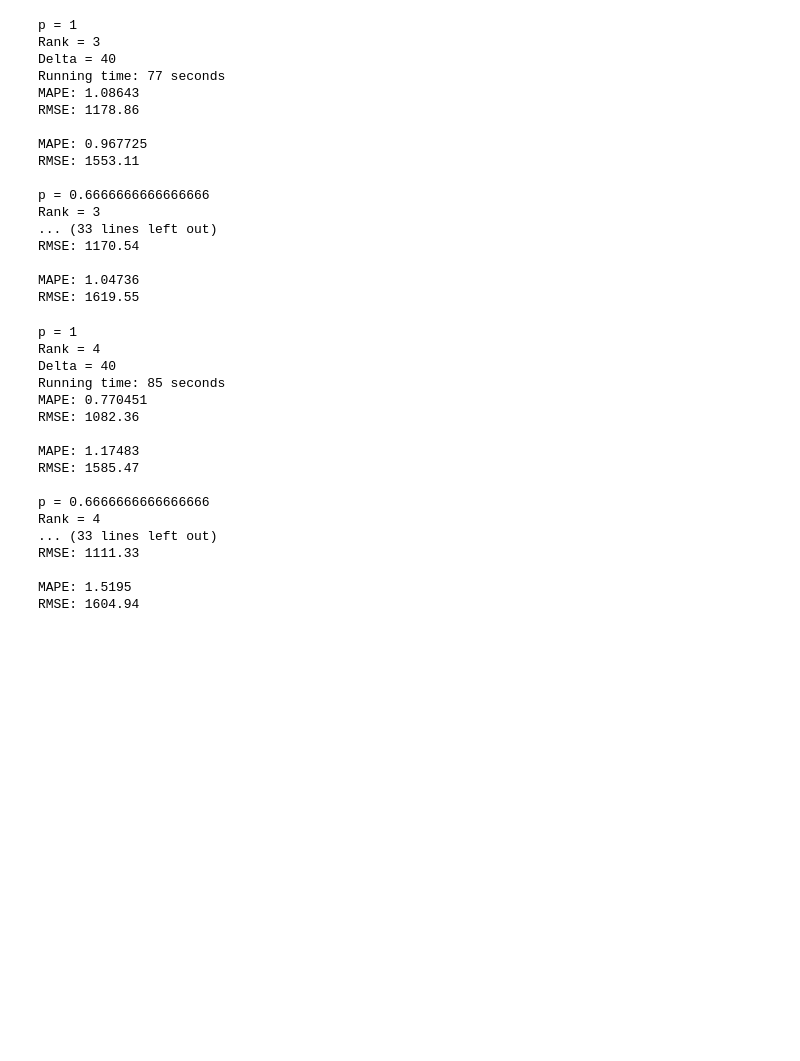
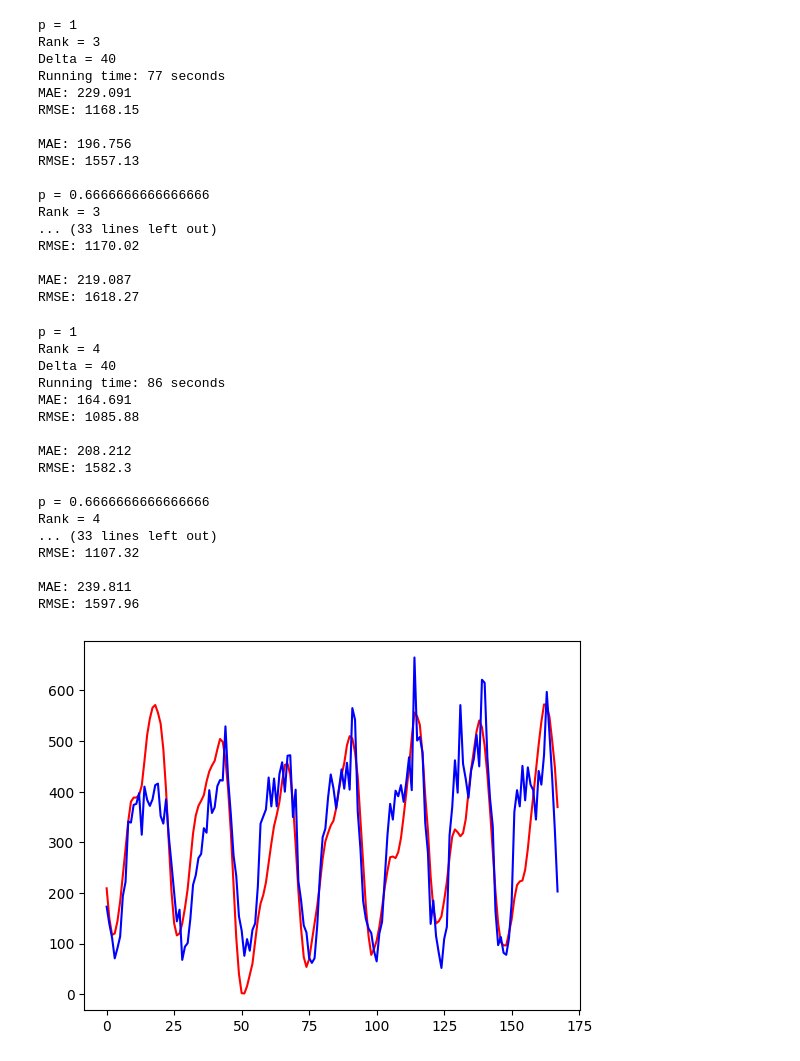
Before and after one commit to xinychen/robust-tensor, a Jupyter notebook: model/TAR.ipynb, the cells around one changed output. Cells and saved outputs as stored; diff of their text form; code cells hidden in the pictures; blank space fills up the shorter version.

```diff
--- a/model/TAR.ipynb
+++ b/model/TAR.ipynb
@@ -263,6 +285,7 @@ import cupy as np
 
 data = pd.read_csv('top_pages.csv.gz', compression='gzip').iloc[:, 2 :].values
 
+step = 12
 for p in [1, 2/3, 1/2, 1/3, 0]:
     print('p = {}'.format(p))
     horizon = 168
@@ -278,36 +301,34 @@ for p in [1, 2/3, 1/2, 1/3, 0]:
             print('Running time: %d seconds'%(end - start))
 
             ground = np.array(data[:, 24 * 17 : 24 * 24])
-            est = forecast(np.array(data[:, : 24 * 24]), mu, W, G, U, V, horizon)
-            pos = np.where(ground > 0)
-            print('MAPE: {:.6}'.format(compute_mape(ground[pos], est[pos])))
-            print('RMSE: {:.6}'.format(compute_rmse(ground[pos], est[pos])))
+            est = forecast(np.array(data[:, : 24 * 24]), mu, W, G, U, V, horizon, step)
+            print('MAE: {:.6}'.format(compute_mae(ground.reshape(-1), est.reshape(-1))))
+            print('RMSE: {:.6}'.format(compute_rmse(ground.reshape(-1), est.reshape(-1))))
             print()
 
     ground = np.array(data[:, - horizon :])
-    est = forecast(np.array(data), mu, W, G, U, V, horizon)
-    pos = np.where(ground > 0)
-    print('MAPE: {:.6}'.format(compute_mape(ground[pos], est[pos])))
-    print('RMSE: {:.6}'.format(compute_rmse(ground[pos], est[pos])))
+    est = forecast(np.array(data), mu, W, G, U, V, horizon, step)
+    print('MAE: {:.6}'.format(compute_mae(ground.reshape(-1), est.reshape(-1))))
+    print('RMSE: {:.6}'.format(compute_rmse(ground.reshape(-1), est.reshape(-1))))
     print()
 # %% [output]
 p = 1
 Rank = 3
 Delta = 40
 Running time: 77 seconds
-MAPE: 1.08643
-RMSE: 1178.86
+MAE: 229.091
+RMSE: 1168.15
 
-MAPE: 0.967725
-RMSE: 1553.11
+MAE: 196.756
+RMSE: 1557.13
 
 p = 0.6666666666666666
 Rank = 3
 ... (33 lines left out)
-RMSE: 1170.54
+RMSE: 1170.02
 
-MAPE: 1.04736
-RMSE: 1619.55
+MAE: 219.087
+RMSE: 1618.27
 # %%
 import time
 import pandas as pd
@@ -315,6 +336,7 @@ import cupy as np
 
 data = pd.read_csv('top_pages.csv.gz', compression='gzip').iloc[:, 2 :].values
 
+step = 12
 for p in [1, 2/3, 1/2, 1/3, 0]:
     print('p = {}'.format(p))
     horizon = 168
@@ -330,36 +352,49 @@ for p in [1, 2/3, 1/2, 1/3, 0]:
             print('Running time: %d seconds'%(end - start))
 
             ground = np.array(data[:, 24 * 17 : 24 * 24])
-            est = forecast(np.array(data[:, : 24 * 24]), mu, W, G, U, V, horizon)
-            pos = np.where(ground > 0)
-            print('MAPE: {:.6}'.format(compute_mape(ground[pos], est[pos])))
-            print('RMSE: {:.6}'.format(compute_rmse(ground[pos], est[pos])))
+            est = forecast(np.array(data[:, : 24 * 24]), mu, W, G, U, V, horizon, step)
+            print('MAE: {:.6}'.format(compute_mae(ground.reshape(-1), est.reshape(-1))))
+            print('RMSE: {:.6}'.format(compute_rmse(ground.reshape(-1), est.reshape(-1))))
             print()
 
     ground = np.array(data[:, - horizon :])
-    est = forecast(np.array(data), mu, W, G, U, V, horizon)
-    pos = np.where(ground > 0)
-    print('MAPE: {:.6}'.format(compute_mape(ground[pos], est[pos])))
-    print('RMSE: {:.6}'.format(compute_rmse(ground[pos], est[pos])))
+    est = forecast(np.array(data), mu, W, G, U, V, horizon, step)
+    print('MAE: {:.6}'.format(compute_mae(ground.reshape(-1), est.reshape(-1))))
+    print('RMSE: {:.6}'.format(compute_rmse(ground.reshape(-1), est.reshape(-1))))
     print()
 # %% [output]
 p = 1
 Rank = 4
 Delta = 40
-Running time: 85 seconds
-MAPE: 0.770451
-RMSE: 1082.36
+Running time: 86 seconds
+MAE: 164.691
+RMSE: 1085.88
 
-MAPE: 1.17483
-RMSE: 1585.47
+MAE: 208.212
+RMSE: 1582.3
 
 p = 0.6666666666666666
 Rank = 4
 ... (33 lines left out)
-RMSE: 1111.33
+RMSE: 1107.32
 
-MAPE: 1.5195
-RMSE: 1604.94
+MAE: 239.811
+RMSE: 1597.96
+# %%
+import cupy as np
+
+e = np.asnumpy(est)
+g = np.asnumpy(ground)
+
+import numpy as np
+import matplotlib.pyplot as plt
+
+ind = 3
+plt.plot(e[ind, :], 'r')
+plt.plot(g[ind, :], 'b')
+plt.show()
+# %% [output]
+[figure, added]
 # %%
 import numpy as np
 
```
Also changed, not shown: parts of 3 cells of this notebook.
